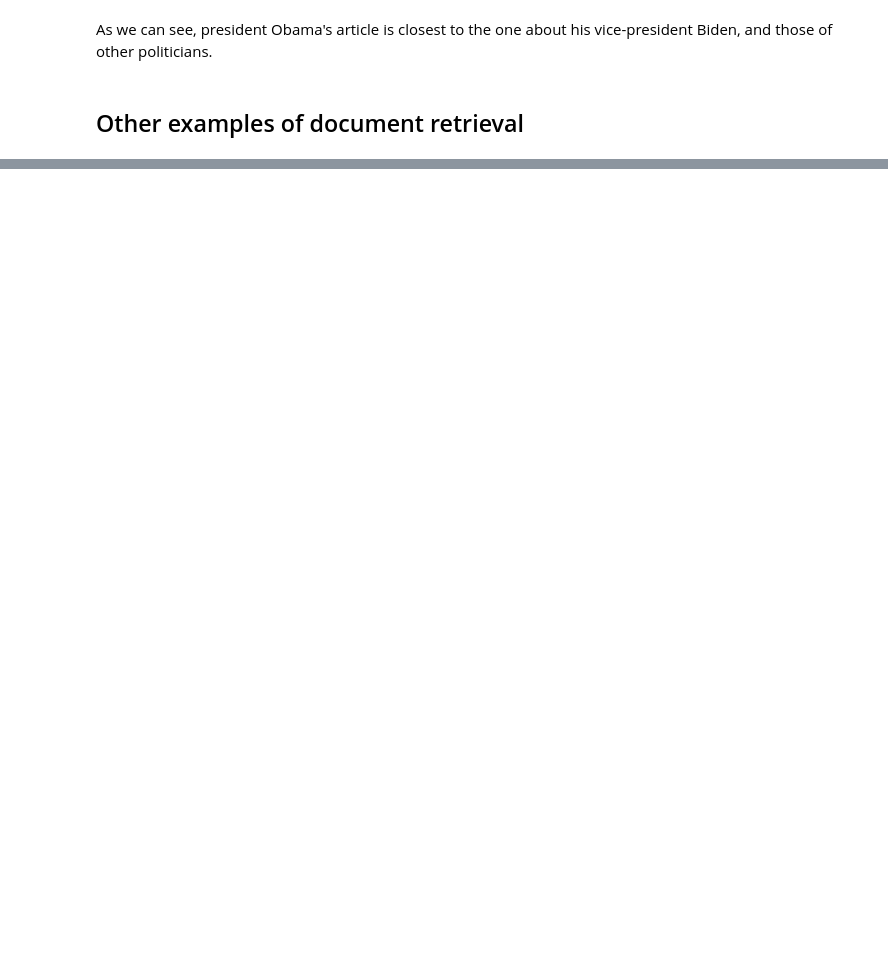
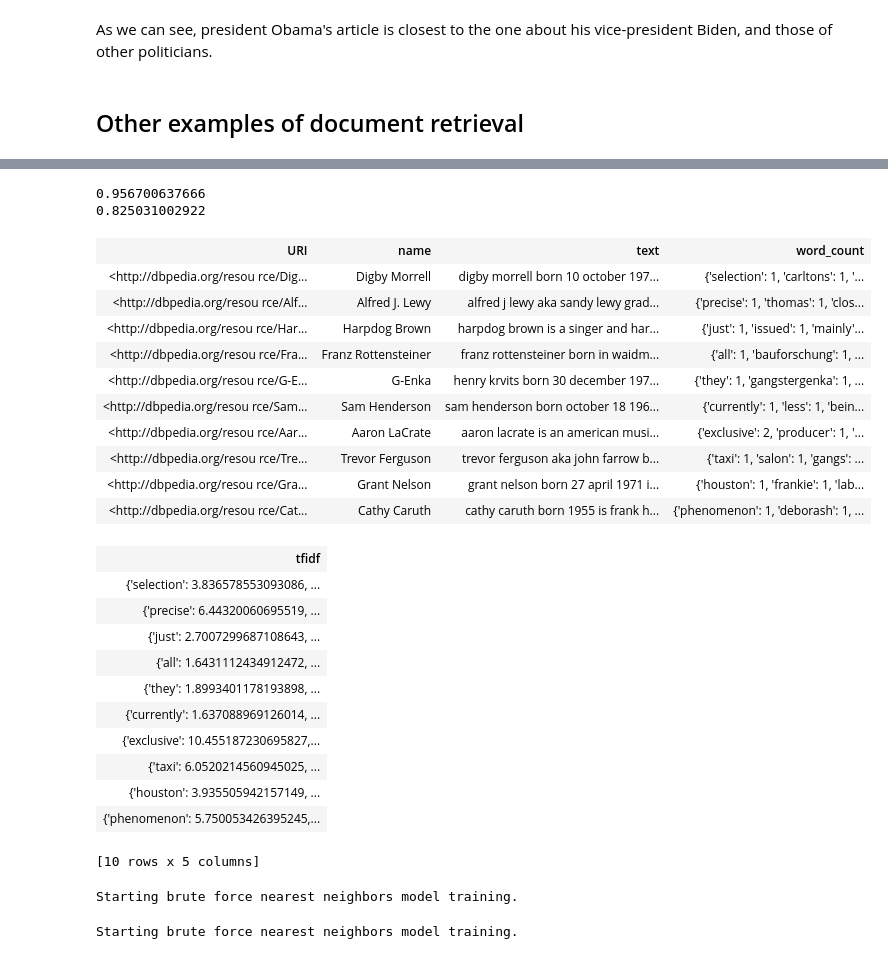
Before and after one commit to arafatm/edu_coursera_machine_learning_1_foundations, a Jupyter notebook: code/04.document.retrieval.ipynb, the cells around one changed output, grey strips where cells are left out. Cells and saved outputs as stored; diff of their text form; code cells hidden in the pictures; blank space fills up the shorter version.

```diff
--- a/code/04.document.retrieval.ipynb
+++ b/code/04.document.retrieval.ipynb
@@ -129,0 +386,6 @@ knn_model.query(arnold)
+# %%
+people['word_count'] = graphlab.text_analytics.count_words(people['text'])
+
+people['tfidf'] = graphlab.text_analytics.tf_idf(people['word_count'])
+
+elton = people[people['name'] == 'Elton John']
@@ -129,0 +409,41 @@ knn_model.query(arnold)
+# %%
+victoria = people[people['name'] == 'Victoria Beckham']
+paul = people[people['name'] == 'Paul McCartney']
+
+print graphlab.distances.cosine(elton['tfidf'][0], victoria['tfidf'][0])
+print graphlab.distances.cosine(elton['tfidf'][0], paul['tfidf'][0])
+# %% [output]
+0.956700637666
+0.825031002922
+# %%
+people.head()
+# %% [output]
+| URI | name | text | word_count |
+| <http://dbpedia.org/resou rce/Dig... | Digby Morrell | digby morrell born 10 october 197... | {'selection': 1, 'carltons': 1, '... |
+| <http://dbpedia.org/resou rce/Alf... | Alfred J. Lewy | alfred j lewy aka sandy lewy grad... | {'precise': 1, 'thomas': 1, 'clos... |
+| <http://dbpedia.org/resou rce/Har... | Harpdog Brown | harpdog brown is a singer and har... | {'just': 1, 'issued': 1, 'mainly'... |
+| <http://dbpedia.org/resou rce/Fra... | Franz Rottensteiner | franz rottensteiner born in waidm... | {'all': 1, 'bauforschung': 1, ... |
+| <http://dbpedia.org/resou rce/G-E... | G-Enka | henry krvits born 30 december 197... | {'they': 1, 'gangstergenka': 1, ... |
+| <http://dbpedia.org/resou rce/Sam... | Sam Henderson | sam henderson born october 18 196... | {'currently': 1, 'less': 1, 'bein... |
+| <http://dbpedia.org/resou rce/Aar... | Aaron LaCrate | aaron lacrate is an american musi... | {'exclusive': 2, 'producer': 1, '... |
+| <http://dbpedia.org/resou rce/Tre... | Trevor Ferguson | trevor ferguson aka john farrow b... | {'taxi': 1, 'salon': 1, 'gangs': ... |
+| <http://dbpedia.org/resou rce/Gra... | Grant Nelson | grant nelson born 27 april 1971 i... | {'houston': 1, 'frankie': 1, 'lab... |
+| <http://dbpedia.org/resou rce/Cat... | Cathy Caruth | cathy caruth born 1955 is frank h... | {'phenomenon': 1, 'deborash': 1, ... |
+| tfidf |
+| {'selection': 3.836578553093086, ... |
+| {'precise': 6.44320060695519, ... |
+| {'just': 2.7007299687108643, ... |
+| {'all': 1.6431112434912472, ... |
+| {'they': 1.8993401178193898, ... |
+| {'currently': 1.637088969126014, ... |
+| {'exclusive': 10.455187230695827,... |
+| {'taxi': 6.0520214560945025, ... |
+| {'houston': 3.935505942157149, ... |
+| {'phenomenon': 5.750053426395245,... |
+[10 rows x 5 columns]
+# %%
+knn_words = graphlab.nearest_neighbors.create(people, features=['word_count'], label='name', distance='cosine')
+knn_tfidf = graphlab.nearest_neighbors.create(people, features=['tfidf'], label='name')
+# %% [output]
+Starting brute force nearest neighbors model training.
+Starting brute force nearest neighbors model training.
```
Also changed, not shown: parts of 40 cells of this notebook, 2 other files.
